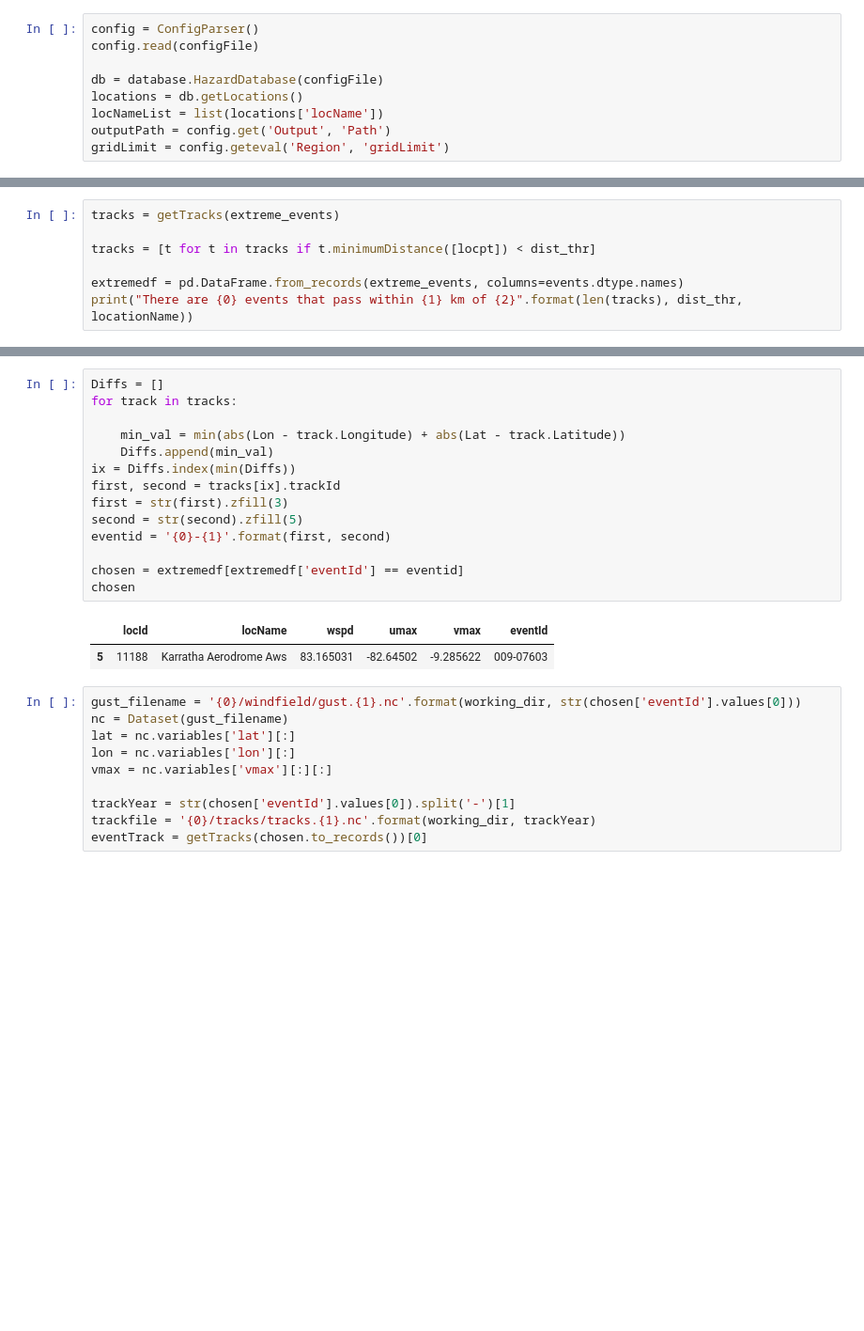
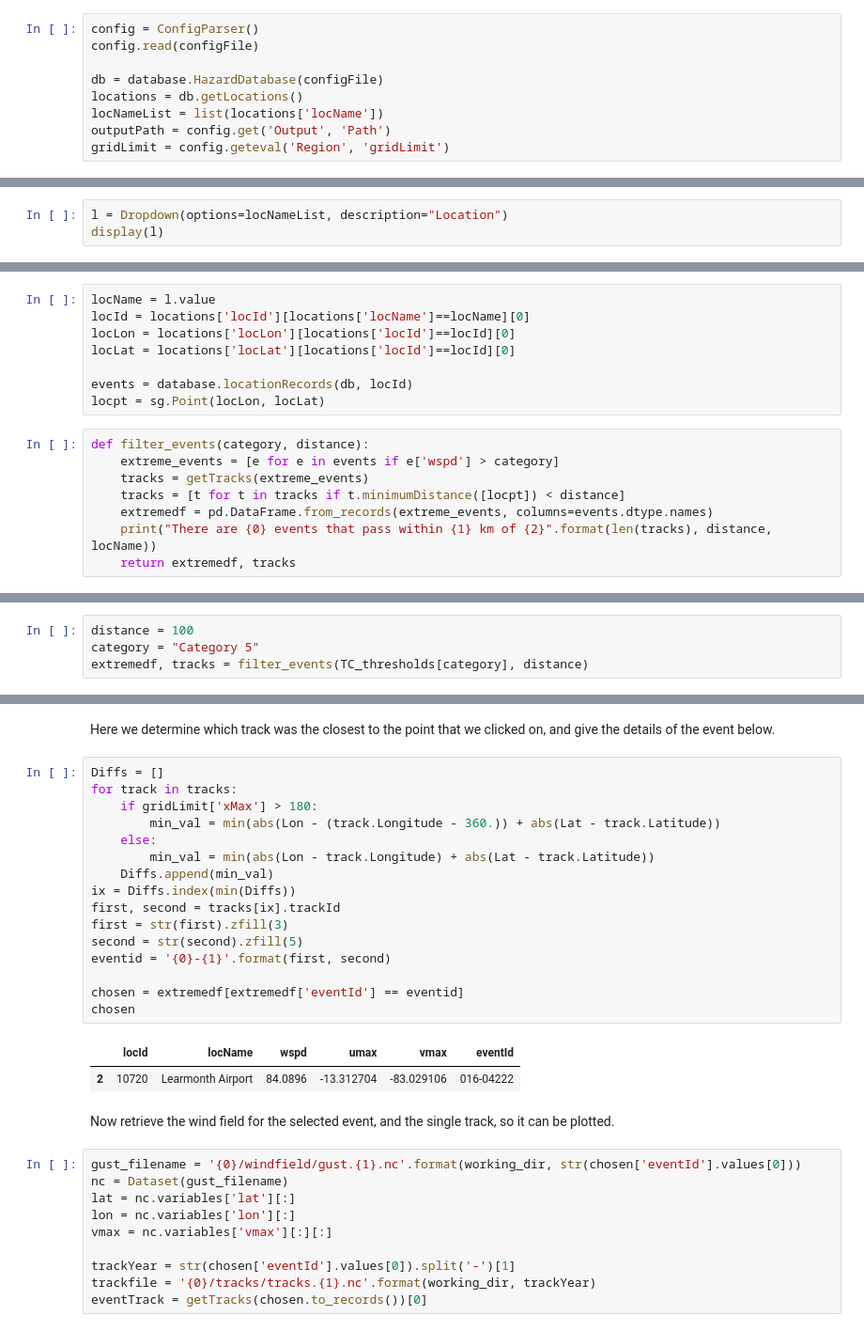
Before and after one commit to GeoscienceAustralia/tcrm, a Jupyter notebook: TC event selection.ipynb, the cells around one changed output, grey strips where cells are left out. Shown at 94% size. Cells and saved outputs as stored; diff of their text form; blank space fills up the shorter version.

Commit message:
Make all locations in the db available

```diff
--- a/TC event selection.ipynb
+++ b/TC event selection.ipynb
@@ -163,0 +134,3 @@ for event in events:
+# %%
+l = Dropdown(options=locNameList, description="Location")
+display(l)
@@ -164,7 +139,16 @@ for event in events:
+# %%
+locName = l.value
+locId = locations['locId'][locations['locName']==locName][0]
+locLon = locations['locLon'][locations['locId']==locId][0]
+locLat = locations['locLat'][locations['locId']==locId][0]
+
+events = database.locationRecords(db, locId)
+locpt = sg.Point(locLon, locLat)
 # %%
-tracks = getTracks(extreme_events)
-
-tracks = [t for t in tracks if t.minimumDistance([locpt]) < dist_thr]
-
-extremedf = pd.DataFrame.from_records(extreme_events, columns=events.dtype.names)
-print("There are {0} events that pass within {1} km of {2}".format(len(tracks), dist_thr, locationName))
+def filter_events(category, distance):
+    extreme_events = [e for e in events if e['wspd'] > category]
+    tracks = getTracks(extreme_events)
+    tracks = [t for t in tracks if t.minimumDistance([locpt]) < distance]
+    extremedf = pd.DataFrame.from_records(extreme_events, columns=events.dtype.names)
+    print("There are {0} events that pass within {1} km of {2}".format(len(tracks), distance, locName))
+    return extremedf, tracks
@@ -172,0 +157,4 @@ There are 3 events that pass within 50 km of Karratha Aerodrome Aws
+# %%
+distance = 100
+category = "Category 5"
+extremedf, tracks = filter_events(TC_thresholds[category], distance)
@@ -186,23 +176,29 @@ display(w)
 [interactive output not drawn]
 [interactive output not drawn]
 The installed widget Javascript is the wrong version.
+# %% [markdown]
+Here we determine which track was the closest to the point that we clicked on, and give the details of the event below.
 # %%
 Diffs = []
 for track in tracks:
-
-    min_val = min(abs(Lon - track.Longitude) + abs(Lat - track.Latitude))
+    if gridLimit['xMax'] > 180:
+        min_val = min(abs(Lon - (track.Longitude - 360.)) + abs(Lat - track.Latitude))
+    else:
+        min_val = min(abs(Lon - track.Longitude) + abs(Lat - track.Latitude))
     Diffs.append(min_val)
 ix = Diffs.index(min(Diffs))
 first, second = tracks[ix].trackId
 first = str(first).zfill(3)
 second = str(second).zfill(5)
 eventid = '{0}-{1}'.format(first, second)
 
 chosen = extremedf[extremedf['eventId'] == eventid]
 chosen
 # %% [output]
 |  | locId | locName | wspd | umax | vmax | eventId |
-| 5 | 11188 | Karratha Aerodrome Aws | 83.165031 | -82.64502 | -9.285622 | 009-07603 |
+| 2 | 10720 | Learmonth Airport | 84.0896 | -13.312704 | -83.029106 | 016-04222 |
+# %% [markdown]
+Now retrieve the wind field for the selected event, and the single track, so it can be plotted.
 # %%
 gust_filename = '{0}/windfield/gust.{1}.nc'.format(working_dir, str(chosen['eventId'].values[0]))
 nc = Dataset(gust_filename)
```
Also changed, not shown: parts of 24 cells of this notebook.
